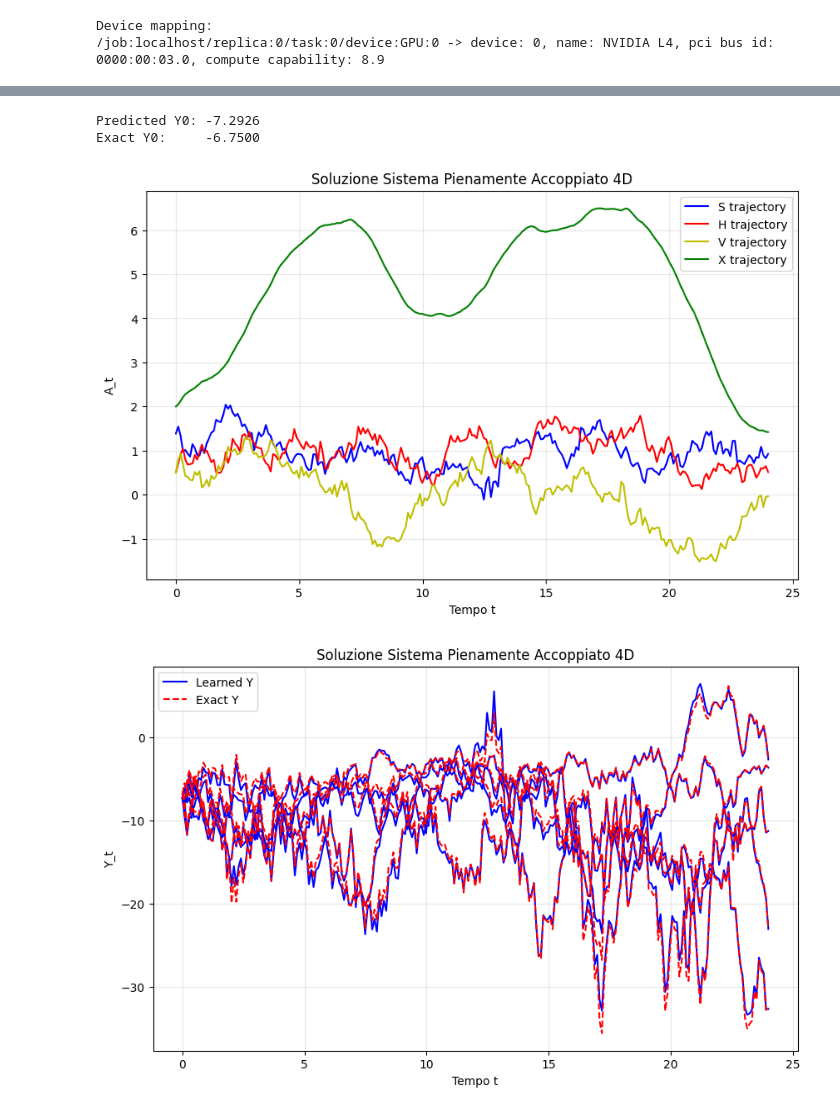
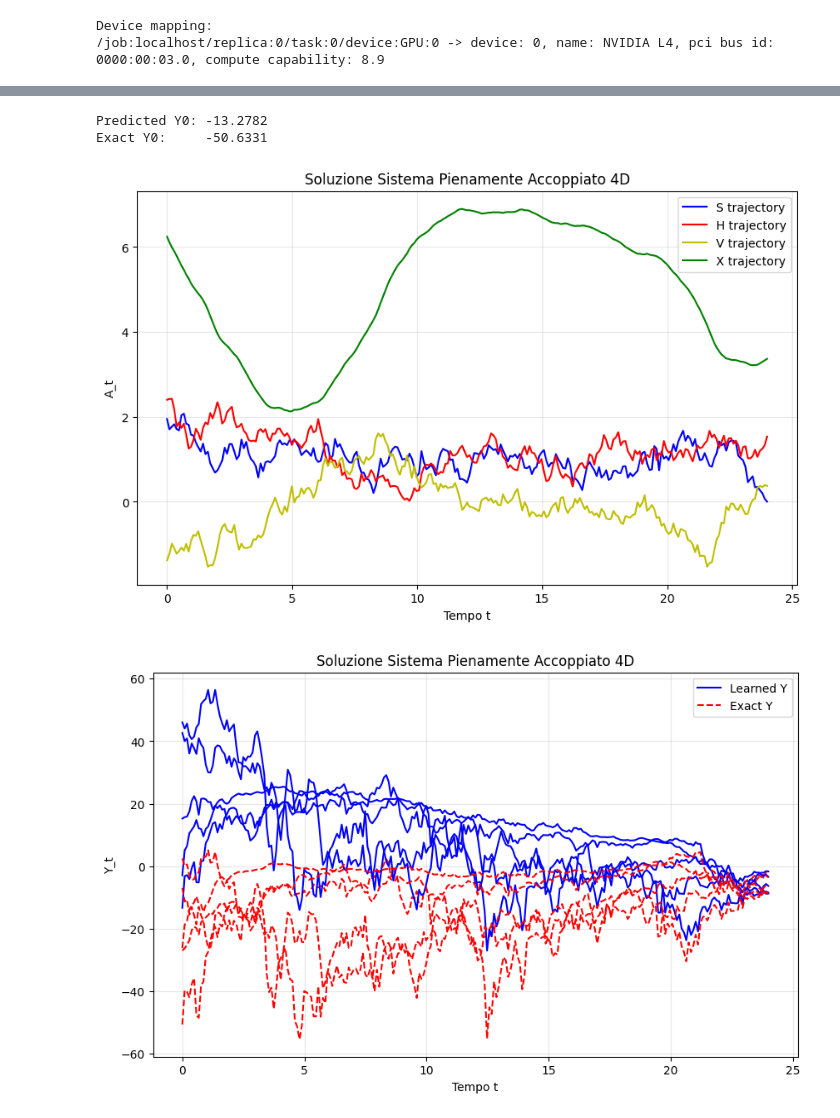
Before and after one commit to EmanueleLippi/code, a Jupyter notebook: FBSDENN_Lippi/notebook/fully_prova.ipynb, the cells around one changed output, grey strips where cells are left out. Drawn from its saved outputs; the diff is of its cells as text; code cells hidden in the pictures.

```diff
--- a/FBSDENN_Lippi/notebook/fully_prova.ipynb
+++ b/FBSDENN_Lippi/notebook/fully_prova.ipynb
@@ -478,7 +476,7 @@ if __name__ == "__main__":
     import matplotlib.pyplot as plt
 
     M = 2048 #se non basta vram abbassa a 1500
-    N = 250
+    N = 170 #da provare utilizzando piu iter e learning rate piu basso
     D = 4
     T = 24
 
@@ -501,8 +499,14 @@ if __name__ == "__main__":
         'const': np.float32(0.0),
     }
 
-    Xi = np.array([np.log(4), 0.5, 0.5, 2.0]).reshape(1, D)
-
+# Generazione distribuita (M punti diversi)
+# Creiamo una lista di 4 array lunghi M, poi li impiliamo come colonne
+    Xi = np.stack([
+        np.random.normal(1.0, 1.0, M),   # S
+        np.random.normal(1.0, 1.0, M),   # H
+        np.random.normal(0.0, 1.0, M),   # V
+        np.random.uniform(1.0, 9.0, M)   # X
+    ], axis=1).astype(np.float32)
     layers = [D+1] + 4*[256] + [1]
 
     model = NN_Quadratic_Coupled(Xi, T, M, N, D, layers, params)
@@ -515,9 +519,9 @@ coupling_step = 1.0
 coupling_levels = np.arange(1.0, 1.0 + coupling_step, coupling_step, dtype=np.float32)
 
 stage_plan = [
-    (700, 1e-3),
-    (700, 5e-4),
-    (700, 1e-4),
+    (6000, 1e-3),
+    (4000, 5e-4),
+    (4000, 1e-4),
 ]
 stage_logs = []
 
@@ -559,7 +563,7 @@ exact_y0 = float(
 )
 
 # Punto 2: fermati a 1e-5
-final_plan = [(700, 1e-5)]
+final_plan = [(3000, 1e-5)]
 for n_iter, lr in final_plan:
     t0 = time.time()
     train_stats = model.train(
@@ -568,9 +572,9 @@ for n_iter, lr in final_plan:
         const_value=1.0,
         eval_every=25,
         val_batches=8,
-        early_stopping_metric='y0_abs',
+        early_stopping_metric='loss',
         y0_target=exact_y0,
-        patience=150,
+        patience=500,
         min_delta=1e-3,
         restore_best=True,
     )
@@ -664,6 +652,23 @@ Z_exact = z_exact(t_reshaped, Xi_reshaped).reshape(M, N+1, D)
 exact_Y0 = u_exact(np.array([[0.0]]), Xi)[0, 0]
 print(f"\nPredicted Y0: {Y_pred[0,0,0]:.4f}")
 print(f"Exact Y0:     {exact_Y0:.4f}")
+
+# Calcoliamo Y esatto per TUTTO il batch di test
+Y_exact_full = u_exact(t_test[:,0:1,:], X_pred[:,0,:]) # Usa lo stato iniziale predetto o Xi
+# Oppure meglio, ricalcoliamolo sui dati di input:
+# Ricorda: Xi_test deve essere quello usato per generare X_pred.
+# Nel tuo codice `X_pred` al tempo 0 è praticamente Xi.
+
+Y0_pred_mean = np.mean(Y_pred[:, 0, 0])
+# Calcoliamo la Y0 esatta per ogni punto del batch Xi e facciamo la media
+# Nota: Xi ha shape (M, D)
+Y0_exact_batch_values = -params['gamma'] * np.exp(Xi[:, 0]) * Xi[:, 3] + Xi[:, 2]**2 + Xi[:, 2] * Xi[:, 3]
+Y0_exact_mean = np.mean(Y0_exact_batch_values)
+
+print(f"\n--- Risultati Medi su {M} traiettorie ---")
+print(f"Predicted Mean Y0: {Y0_pred_mean:.4f}")
+print(f"Exact Mean Y0:     {Y0_exact_mean:.4f}")
+print(f"Differenza:        {abs(Y0_pred_mean - Y0_exact_mean):.4f}")
 
 plt.figure(figsize=(10,6))
 plt.plot(t_test[0,:,0], X_pred[0,:,0], 'b', label='S trajectory')
@@ -682,34 +687,34 @@ plt.plot(t_test[0,:,0], Y_pred[0,:,0], 'b', label='Learned Y')
 plt.plot(t_test[0,:,0], Y_exact[0,:,0], 'r--', label='Exact Y')
 plt.plot(t_test[1:5,:,0].T, Y_pred[1:5,:,0].T, 'b')
 plt.plot(t_test[1:5,:,0].T, Y_exact[1:5,:,0].T, 'r--')
 plt.title("Soluzione Sistema Pienamente Accoppiato 4D")
 plt.xlabel("Tempo t")
 plt.ylabel("Y_t")
 plt.legend()
 plt.grid(True, alpha=0.3)
 #plt.savefig(f"quadratic_coupled_plots/T_{T}_N_{N}_M_{M}_train_{stage_plan * len(coupling_levels) + final_plan}_Y.png")
 
 # Errore relativo medio sui componenti di Z (stile log_z, ma corretto per ogni componente)
 eps = 1e-8
 rel_err_Z = np.abs((Z_pred - Z_exact) / (np.abs(Z_exact) + eps))
 mean_rel_err_Z = np.mean(rel_err_Z, axis=0)  # (N+1, D)
 
 labels = ['Z_S', 'Z_H', 'Z_V', 'Z_X']
 colors = ['b', 'g', 'r', 'm']
 
 plt.figure(figsize=(10,6))
 for d in range(D):
     plt.plot(t_test[0,:,0], mean_rel_err_Z[:, d], colors[d], label=f'Mean Rel Error {labels[d]}')
 plt.yscale('log')
 plt.title('Errore relativo medio di Z (scala log)')
 plt.xlabel('Tempo t')
 plt.ylabel('Errore relativo medio')
 plt.legend()
 plt.grid(True, alpha=0.3)
 plt.show()
 #plt.savefig(f"quadratic_coupled_plots/T_{T}_N_{N}_M_{M}_train_{stage_plan * len(coupling_levels) + final_plan}_Z.png")
 # %% [output]
-Predicted Y0: -7.2926
-Exact Y0:     -6.7500
+Predicted Y0: -13.2782
+Exact Y0:     -50.6331
-[figure, old version]
+[figure, new version]
-[figure, old version]
+[figure, new version]
```
Also changed, not shown: parts of 3 cells of this notebook.
